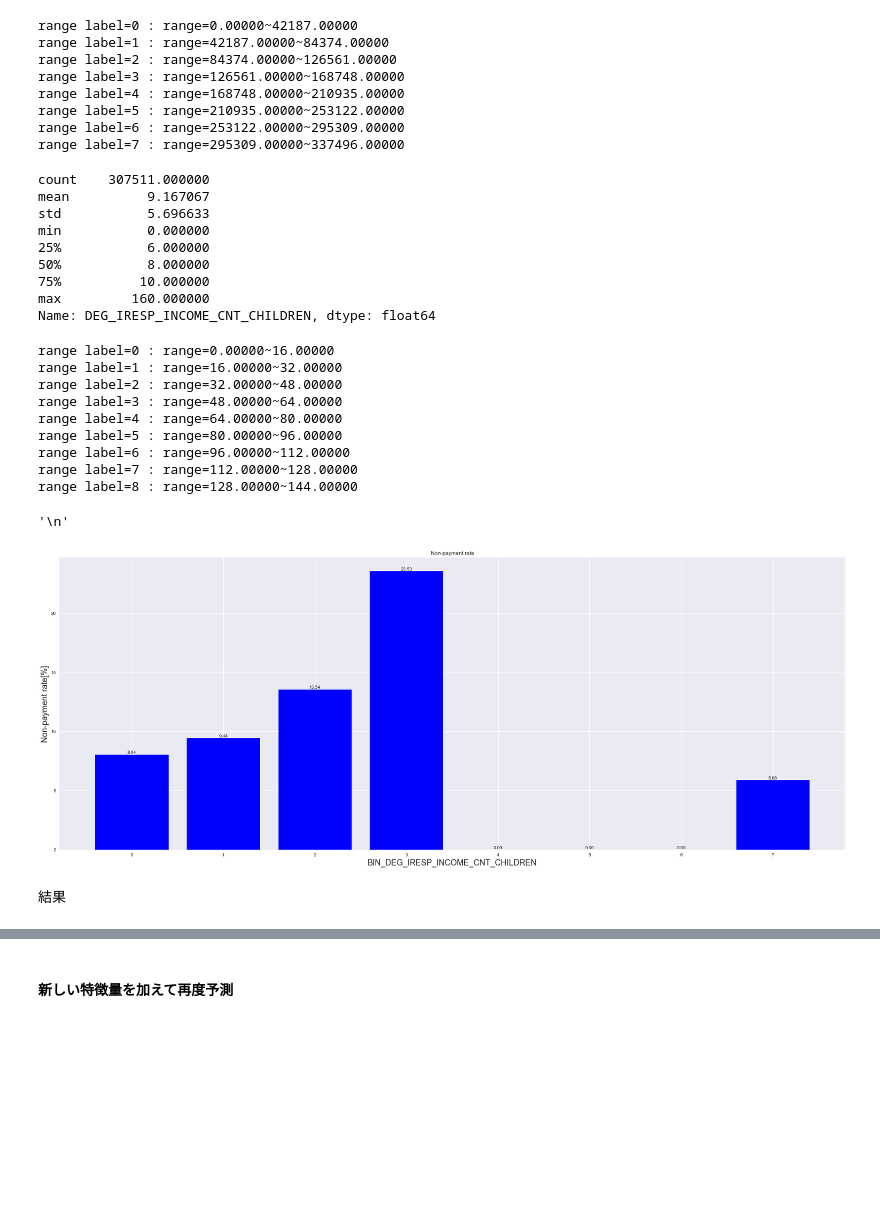
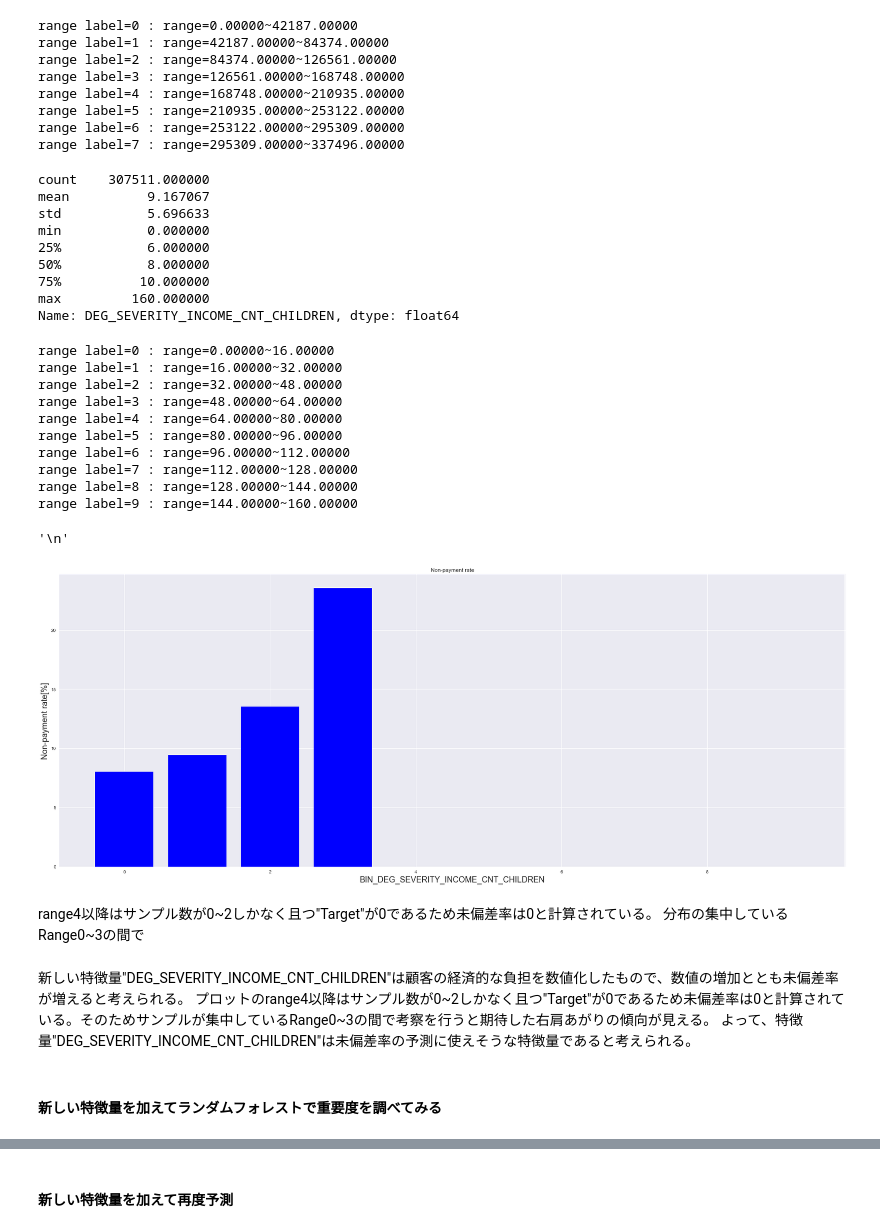
Before and after one commit to ns5849/diveintocode-ml, a Jupyter notebook: week4/week4-session1.ipynb, the cells around one changed output, grey strips where cells are left out. Saved outputs shown, nothing was run; the diff lists cells and outputs as text; code cells hidden in the pictures; blank space fills up the shorter version.

```diff
--- a/week4/week4-session1.ipynb
+++ b/week4/week4-session1.ipynb
@@ -98,10 +100,12 @@ def plot_non_repayment_rate(data_source, col_name, flag_rename_x_label=False):
     plt.tight_layout()
 
     #グラフ上に数値表示
+    """
     for x, y in zip(non_repayment_rate.index, non_repayment_rate["TARGET"]):
         plt.text(x, y, str("{:.2f}").format(y), ha='center', va='bottom')
         if flag_rename_x_label == True:
             plt.xticks(non_repayment_rate.index, non_repayment_rate[col_name]) #x軸を実際のデータラベルへ置き換え
+    """
     plt.show()
 # %% [markdown]
 ### 【問題1】パイプラインの作成
@@ -636,7 +641,7 @@ AMT_INCOME_TOTALには収入が高い方向に大きな外れ値が存在して
 # %%
 binning_data(pd_application_train, "AMT_INCOME_TOTAL", "BIN_AMT_INCOME_TOTAL", 8)
 pd_application_train["BIN_AMT_INCOME_TOTAL"] = pd_application_train["BIN_AMT_INCOME_TOTAL"].replace(np.nan, 10)
-pd_application_train["DEG_IRESP_INCOME_CNT_CHILDREN"] = (10 - pd_application_train["BIN_AMT_INCOME_TOTAL"])*(1 + pd_application_train["CNT_CHILDREN"])
+pd_application_train["DEG_SEVERITY_INCOME_CNT_CHILDREN"] = (10 - pd_application_train["BIN_AMT_INCOME_TOTAL"])*(1 + pd_application_train["CNT_CHILDREN"])
 # %% [output]
 range label=0 : range=0.00000~42187.00000
 range label=1 : range=42187.00000~84374.00000
@@ -647,7 +652,7 @@ range label=5 : range=210935.00000~253122.00000
 range label=6 : range=253122.00000~295309.00000
 range label=7 : range=295309.00000~337496.00000
 # %%
-pd_application_train["DEG_IRESP_INCOME_CNT_CHILDREN"].describe()
+pd_application_train["DEG_SEVERITY_INCOME_CNT_CHILDREN"].describe()
 # %% [output]
 count    307511.000000
 mean          9.167067
@@ -657,9 +662,9 @@ min           0.000000
 50%           8.000000
 75%          10.000000
 max         160.000000
-Name: DEG_IRESP_INCOME_CNT_CHILDREN, dtype: float64
+Name: DEG_SEVERITY_INCOME_CNT_CHILDREN, dtype: float64
 # %%
-binning_data(pd_application_train, "DEG_IRESP_INCOME_CNT_CHILDREN", "BIN_DEG_IRESP_INCOME_CNT_CHILDREN", 10, "MINMAX")
+binning_data(pd_application_train, "DEG_SEVERITY_INCOME_CNT_CHILDREN", "BIN_DEG_SEVERITY_INCOME_CNT_CHILDREN", 10, "MINMAX" )
 """
 """
 # %% [output]
@@ -672,12 +677,18 @@ range label=5 : range=80.00000~96.00000
 range label=6 : range=96.00000~112.00000
 range label=7 : range=112.00000~128.00000
 range label=8 : range=128.00000~144.00000
+range label=9 : range=144.00000~160.00000
 '\n'
-# %%
-pd_application_train["BIN_DEG_IRESP_INCOME_CNT_CHILDREN"] = pd_application_train["BIN_DEG_IRESP_INCOME_CNT_CHILDREN"].replace(np.nan, 0)
 # %%
-plot_non_repayment_rate(pd_application_train, 'BIN_DEG_IRESP_INCOME_CNT_CHILDREN', False)
+plot_non_repayment_rate(pd_application_train, 'BIN_DEG_SEVERITY_INCOME_CNT_CHILDREN', False)
 # %% [output]
-[figure, old version]
+[figure, new version]
-# %% [markdown]
-結果
+# %% [markdown]
+range4以降はサンプル数が0~2しかなく且つ"Target"が0であるため未偏差率は0と計算されている。
+分布の集中しているRange0~3の間で
+# %% [markdown]
+新しい特徴量"DEG_SEVERITY_INCOME_CNT_CHILDREN"は顧客の経済的な負担を数値化したもので、数値の増加ととも未偏差率が増えると考えられる。
+プロットのrange4以降はサンプル数が0~2しかなく且つ"Target"が0であるため未偏差率は0と計算されている。そのためサンプルが集中しているRange0~3の間で考察を行うと期待した右肩あがりの傾向が見える。
+よって、特徴量"DEG_SEVERITY_INCOME_CNT_CHILDREN"は未偏差率の予測に使えそうな特徴量であると考えられる。
+# %% [markdown]
+#### 新しい特徴量を加えてランダムフォレストで重要度を調べてみる
```
Also changed, not shown: parts of 48 cells of this notebook.
